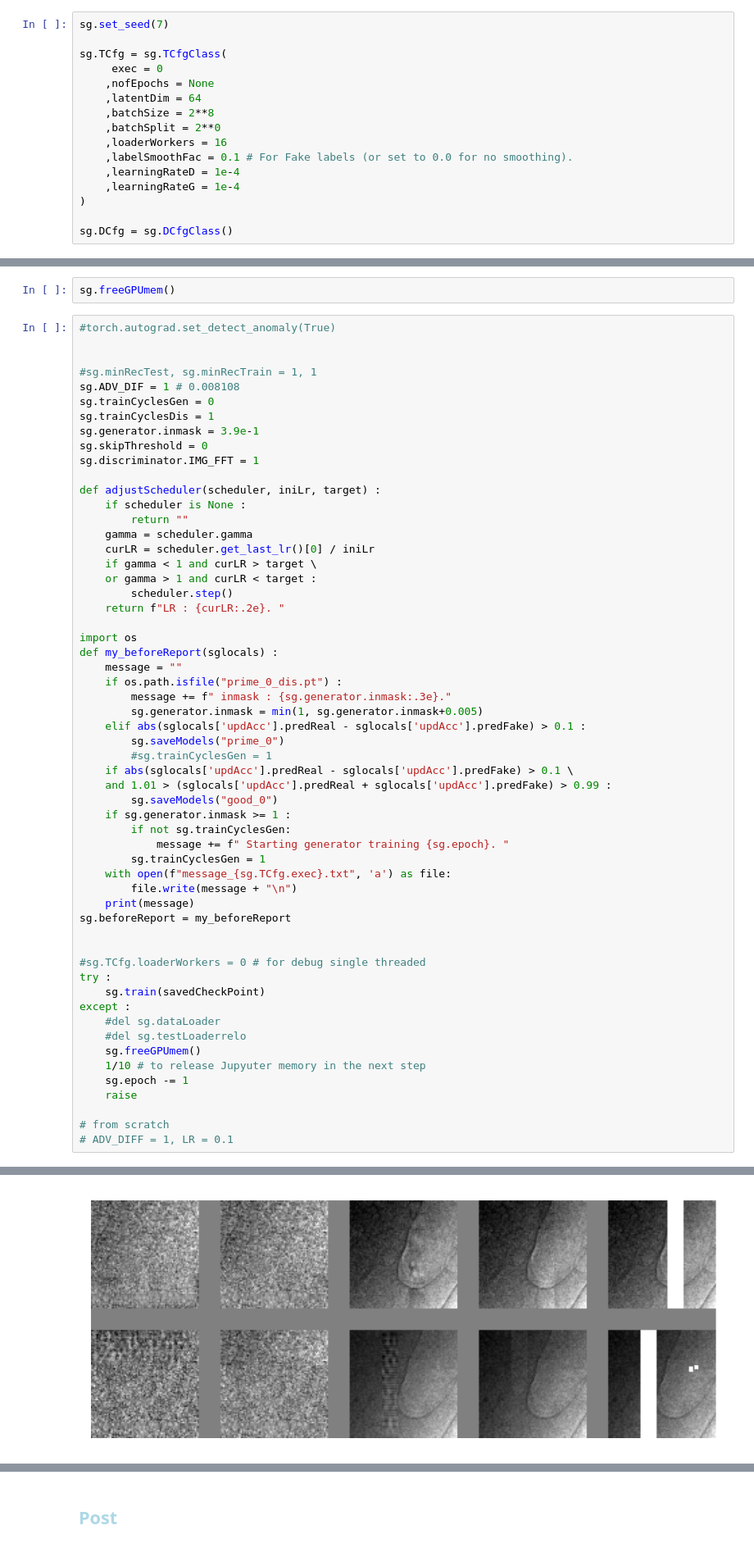
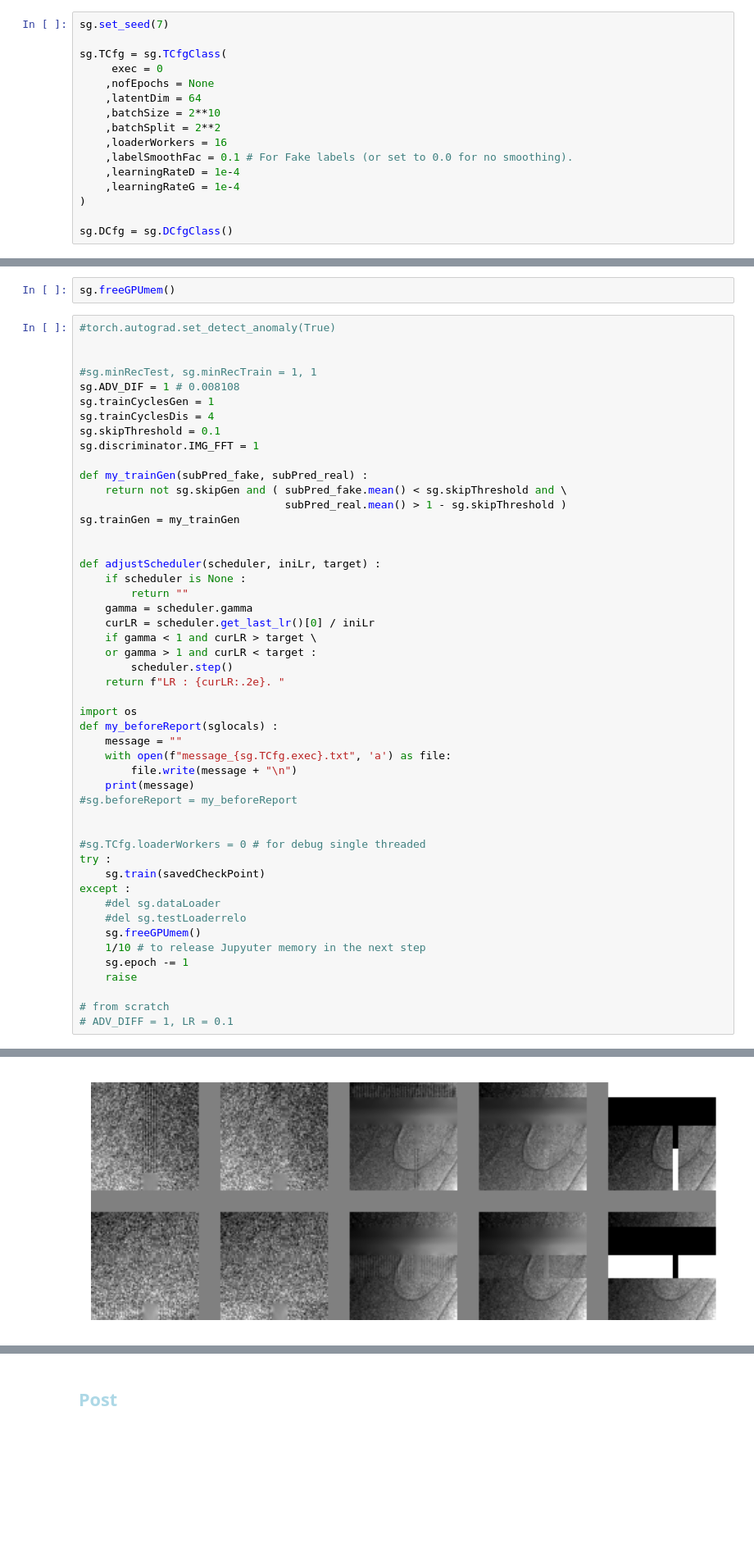
Before and after one commit to antonmx/shiftpatch, a Jupyter notebook: shiftpatch_bp0.ipynb, the cells around one changed output, grey strips where cells are left out. Shown at 82% size. Drawn from its saved outputs; the diff is of its cells as text; blank space fills up the shorter version.

```diff
--- a/shiftpatch_bp0.ipynb
+++ b/shiftpatch_bp0.ipynb
@@ -30,8 +30,8 @@ sg.TCfg = sg.TCfgClass(
      exec = 0
     ,nofEpochs = None
     ,latentDim = 64
-    ,batchSize = 2**8
-    ,batchSplit = 2**0
+    ,batchSize = 2**10
+    ,batchSplit = 2**2
     ,loaderWorkers = 16
     ,labelSmoothFac = 0.1 # For Fake labels (or set to 0.0 for no smoothing).
     ,learningRateD = 1e-4
@@ -282,11 +282,16 @@ sg.freeGPUmem()
 
 #sg.minRecTest, sg.minRecTrain = 1, 1
 sg.ADV_DIF = 1 # 0.008108
-sg.trainCyclesGen = 0
-sg.trainCyclesDis = 1
-sg.generator.inmask = 3.9e-1
-sg.skipThreshold = 0
+sg.trainCyclesGen = 1
+sg.trainCyclesDis = 4
+sg.skipThreshold = 0.1
 sg.discriminator.IMG_FFT = 1
+
+def my_trainGen(subPred_fake, subPred_real) :
+    return not sg.skipGen and ( subPred_fake.mean() < sg.skipThreshold and \
+                                subPred_real.mean() > 1 - sg.skipThreshold )
+sg.trainGen = my_trainGen
+
 
 def adjustScheduler(scheduler, iniLr, target) :
     if scheduler is None :
@@ -301,23 +306,10 @@ def adjustScheduler(scheduler, iniLr, target) :
 import os
 def my_beforeReport(sglocals) :
     message = ""
-    if os.path.isfile("prime_0_dis.pt") :
-        message += f" inmask : {sg.generator.inmask:.3e}."
-        sg.generator.inmask = min(1, sg.generator.inmask+0.005)
-    elif abs(sglocals['updAcc'].predReal - sglocals['updAcc'].predFake) > 0.1 :
-        sg.saveModels("prime_0")
-        #sg.trainCyclesGen = 1
-    if abs(sglocals['updAcc'].predReal - sglocals['updAcc'].predFake) > 0.1 \
-    and 1.01 > (sglocals['updAcc'].predReal + sglocals['updAcc'].predFake) > 0.99 :
-        sg.saveModels("good_0")
-    if sg.generator.inmask >= 1 :
-        if not sg.trainCyclesGen:
-            message += f" Starting generator training {sg.epoch}. "
-        sg.trainCyclesGen = 1
     with open(f"message_{sg.TCfg.exec}.txt", 'a') as file:
         file.write(message + "\n")
     print(message)
-sg.beforeReport = my_beforeReport
+#sg.beforeReport = my_beforeReport
 
 
 #sg.TCfg.loaderWorkers = 0 # for debug single threaded
@@ -342 +333 @@ Reference images.                        Dis: 0.693 (0.502)  Adv: 0.691 (0.502)
-[figure, old version]
+[figure, new version]
```
Also changed, not shown: parts of 5 cells of this notebook, 4 other files.
